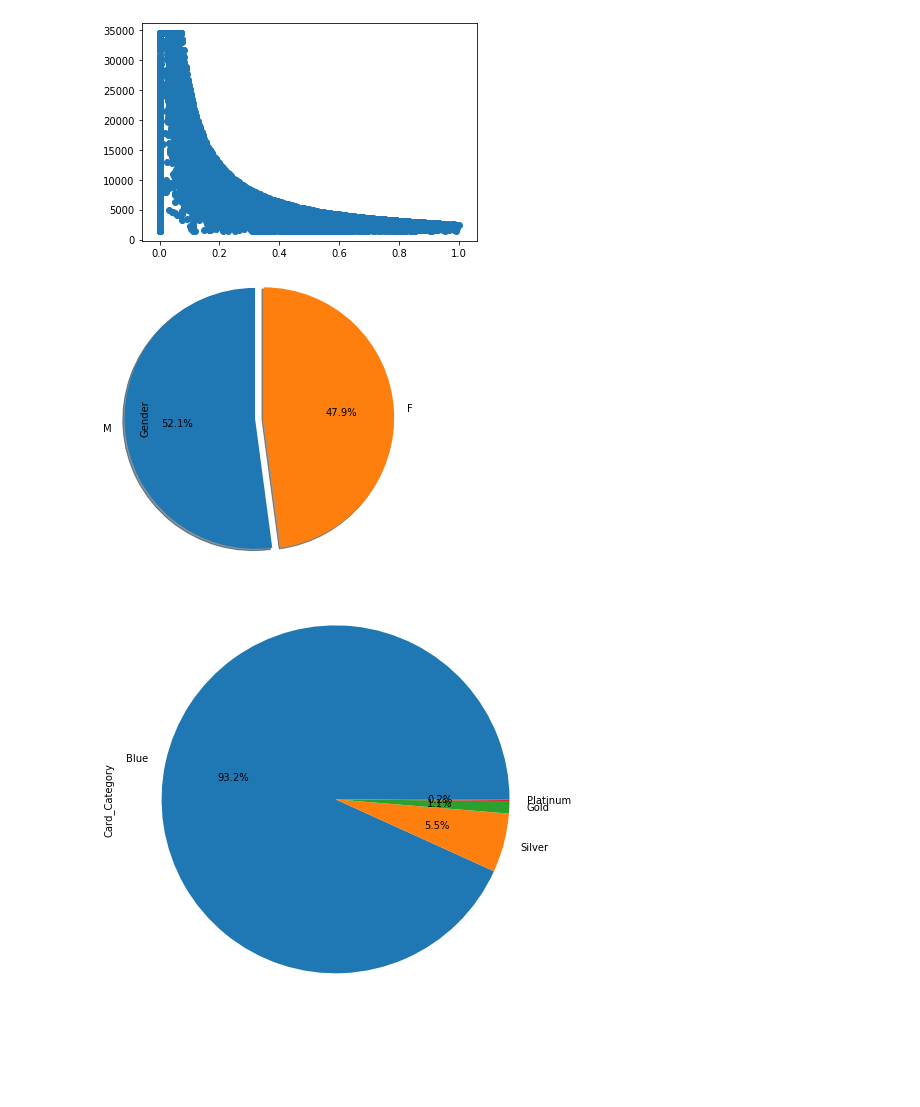
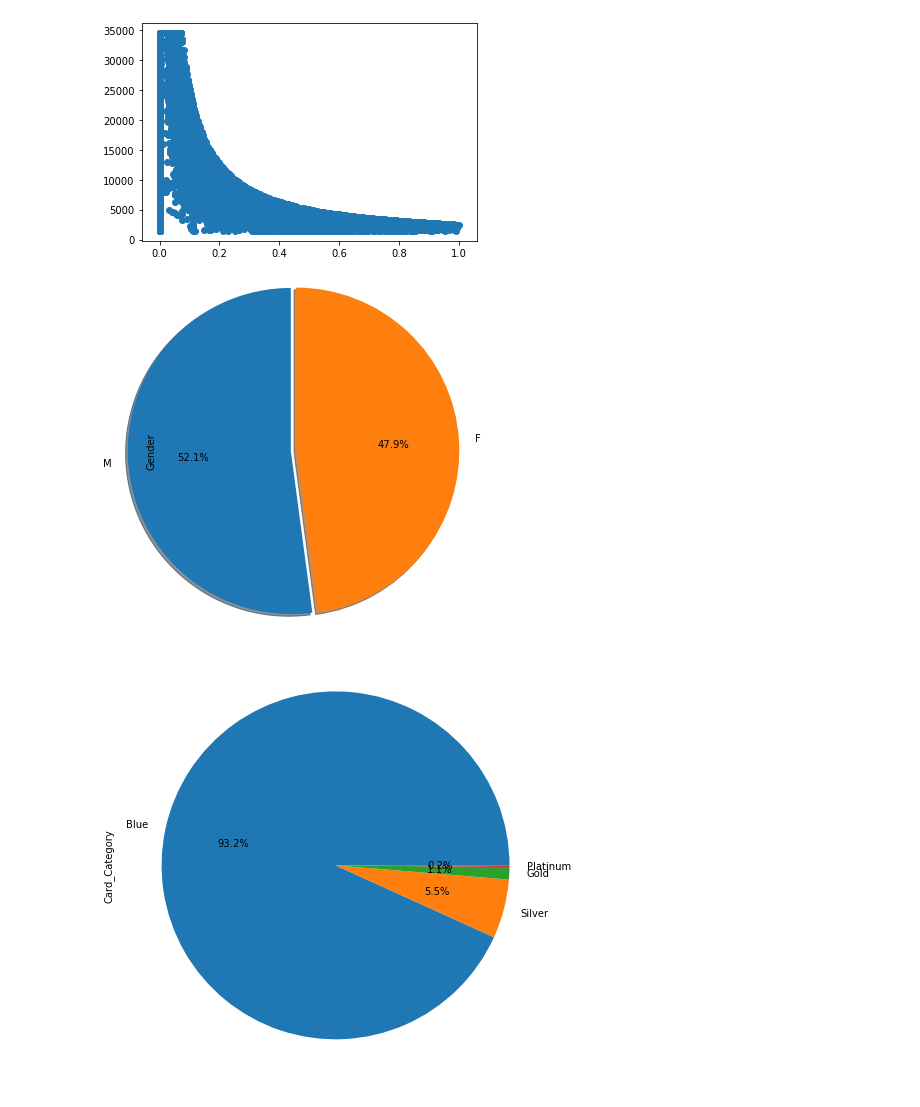
Before and after one commit to Ayomi-tech/Bank-Customers-and-Attrition., a Jupyter notebook: Bank_Churners.ipynb, the cells around one changed output. Drawn from its saved outputs; the diff is of its cells as text; code cells hidden in the pictures; blank space fills up the shorter version.

```diff
--- a/Bank_Churners.ipynb
+++ b/Bank_Churners.ipynb
@@ -216,14 +233,12 @@ plt.show()
 # %%
 # to depict a pie chart for Gender:
-card['Gender'].value_counts().plot.pie(autopct="%1.1f%%",explode=(0.1,0),
-
-radius=1.5,startangle=90,shadow=True)
-plt.rcParams['figure.figsize'] = (8, 8)
+card['Gender'].value_counts().plot.pie(autopct="%1.1f%%",explode=(0.05,0), radius=1.5,startangle=90,shadow=True)
+plt.rcParams['figure.figsize'] = (5, 5)
 
 #plt.title ('pie chart of Gender')
 plt.show()
 # %% [output]
-[figure, old version]
+[figure, new version]
 # %%
 card['Card_Category'].value_counts().plot.pie(autopct="%1.1f%%")
 
```
Also changed, not shown: parts of 52 cells of this notebook, 5 other files.
